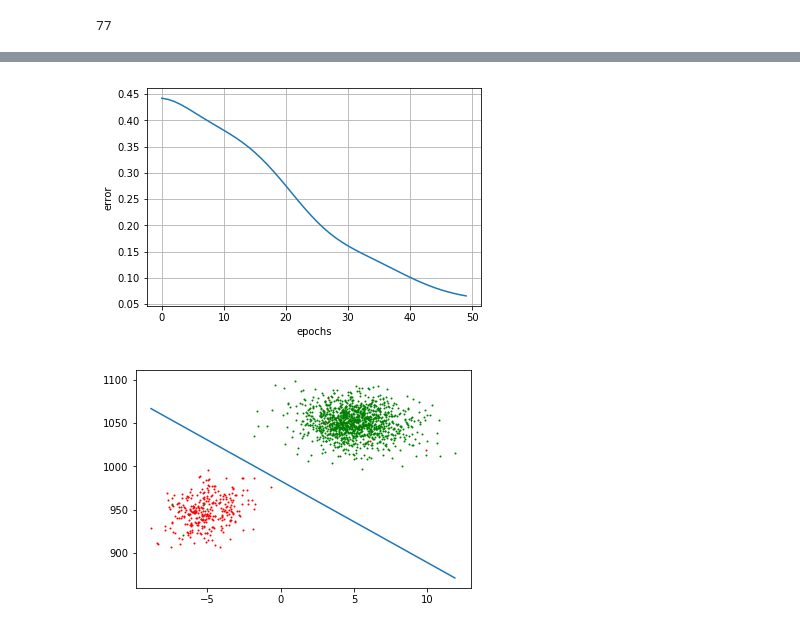
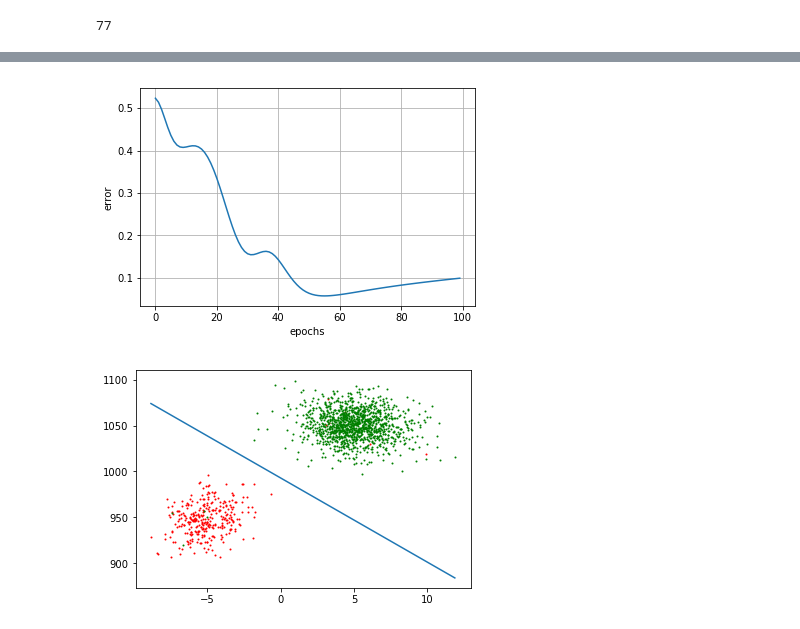
Before and after one commit to Sladge17/logistic_regression, a Jupyter notebook: simple2d.ipynb, the cells around one changed output, grey strips where cells are left out. Cells and saved outputs as stored; diff of their text form; code cells hidden in the pictures.

```diff
--- a/simple2d.ipynb
+++ b/simple2d.ipynb
@@ -46,26 +39,14 @@ plt.show()
 # %%
-y =  np.array(list(map(lambda x: 0 if x == 'Gryffindor' else 1,
-                        df.values[:, 0])))
-x = df.values[:, 1:].astype(np.float32)
-
-# x_shift = np.min(x, axis=0)
-# x = x - x_shift
-
-# def normalization(target, val_min, val_max):
-#     return (target - val_min) / (val_max - val_min)
-
 def normalization(target, val_min, val_max):
     return (target - val_min) / (val_max - val_min)
 
+y =  np.array(list(map(lambda x: 0 if x == 'Gryffindor' else 1,
+                        df.values[:, 0])))
 x = df.values[:, 1:].astype(np.float32)
 x_minmax0 = np.array([x[:, 0].min(), x[:, 0].max()])
 x_minmax1 = np.array([x[:, 1].min(), x[:, 1].max()])
 x[:, 0] = normalization(x[:, 0], *x_minmax0)
 x[:, 1] = normalization(x[:, 1], *x_minmax1)
-
-# x_minmax = np.array([np.min(x), np.max(x)])
-# x = normalization(x, *x_minmax)
-
 bias = np.ones((df.shape[0], 1))
 x = np.concatenate((x, bias), 1)
 # %%
@@ -79,23 +60,17 @@ def loss_log(y, predict):
     return loss_log
 # %%
 weight = np.random.random(x.shape[1])
-
 delta = np.zeros(weight.size, np.float32)
 alpha = np.array([0.0001] * weight.size, np.float32)
-
-epochs = 50
+epochs = 100
 error = np.zeros(epochs, np.float32)
 for j in range(epochs):
     predict = sigmoid(x @ weight)
     error[j] = loss_log(y, predict)
-    # break
-
     for i in range(x.shape[0]):
         predict = sigmoid(x[i] @ weight)
-        # delta = delta + (predict - y[i]) * x[i]
         delta += (predict - y[i]) * x[i]
-
-    weight = weight - (delta * alpha)
+    weight -= delta * alpha
 # %%
 plt.plot(range(epochs), error)
 plt.xlabel('epochs')
@@ -103,19 +78,15 @@ plt.ylabel('error')
 plt.grid()
 plt.show()
 # %% [output]
-[figure, old version]
+[figure, new version]
 # %%
 plt.scatter(df[df['Hogwarts House'] == 'Gryffindor']['History of Magic'], df[df['Hogwarts House'] == 'Gryffindor']['Transfiguration'], color='red', s=1)
 plt.scatter(df[df['Hogwarts House'] != 'Gryffindor']['History of Magic'], df[df['Hogwarts House'] != 'Gryffindor']['Transfiguration'], color='green', s=1)
 
-divider_x0 = np.array([df['History of Magic'].min(), df['History of Magic'].max()])
-divider_x0 = normalization(divider_x0, *x_minmax0)
-divider_x1 = -(divider_x0 * weight[0] + weight[2]) / weight[1]
+divider_x0 = x_minmax0
+divider_x1 = -(normalization(x_minmax0, *x_minmax0) * weight[0] + weight[2]) / weight[1]
 divider_x1 = divider_x1 * (x_minmax1[1] - x_minmax1[0]) + x_minmax1[0]
-
-
-divider_x0 = np.array([df['History of Magic'].min(), df['History of Magic'].max()])
 plt.plot(divider_x0, divider_x1)
 plt.show()
 # %% [output]
-[figure, old version]
+[figure, new version]
```
Also changed, not shown: parts of 2 cells of this notebook, 5 other files.
